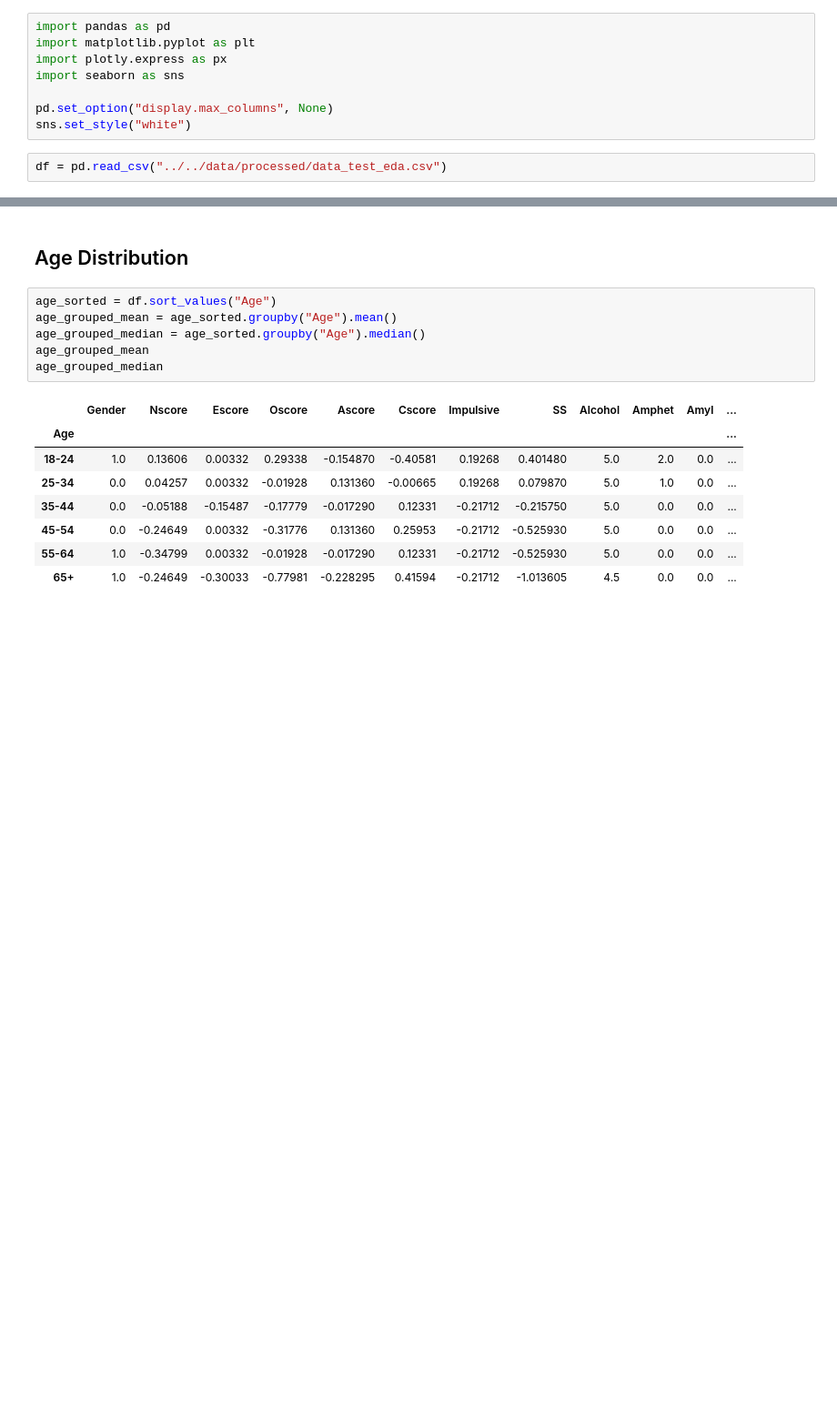
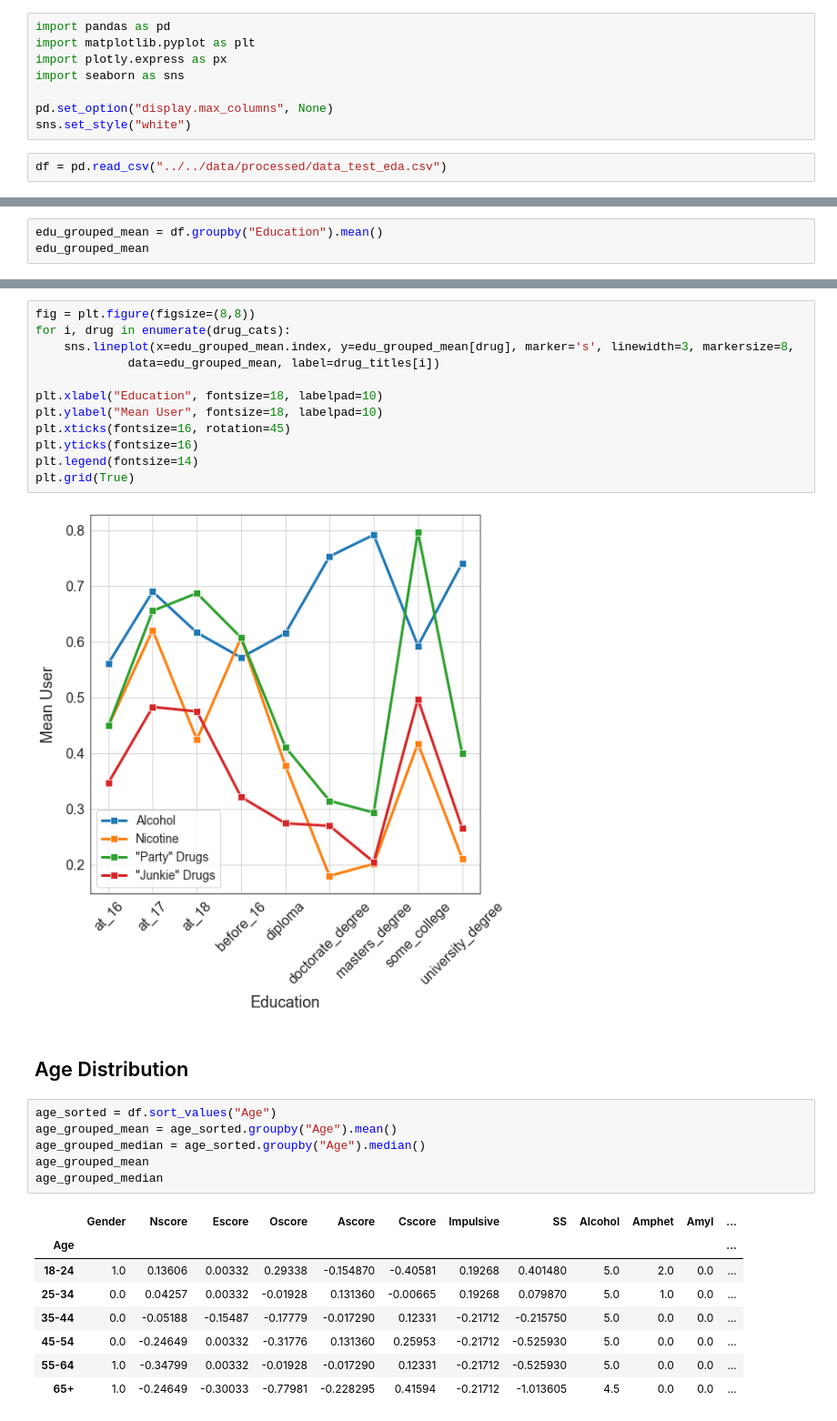
Before and after one commit to carlotta-ulm/Drug_Consumption, a Jupyter notebook: notebooks/eda/eda_pascal.ipynb, the cells around one changed output, grey strips where cells are left out. Shown at 91% size. Drawn from its saved outputs; the diff is of its cells as text; blank space fills up the shorter version.

```diff
--- a/notebooks/eda/eda_pascal.ipynb
+++ b/notebooks/eda/eda_pascal.ipynb
@@ -31,0 +153,3 @@ df.describe()
+# %%
+edu_grouped_mean = df.groupby("Education").mean()
+edu_grouped_mean
@@ -32,3 +168,17 @@ df.describe()
+# %%
+fig = plt.figure(figsize=(8,8))
+for i, drug in enumerate(drug_cats):
+    sns.lineplot(x=edu_grouped_mean.index, y=edu_grouped_mean[drug], marker='s', linewidth=3, markersize=8,
+             data=edu_grouped_mean, label=drug_titles[i])
+
+plt.xlabel("Education", fontsize=18, labelpad=10)
+plt.ylabel("Mean User", fontsize=18, labelpad=10)
+plt.xticks(fontsize=16, rotation=45)
+plt.yticks(fontsize=16)
+plt.legend(fontsize=14)
+plt.grid(True)
+# %% [output]
+[figure, added]
 # %% [markdown]
 ## Age Distribution
 # %%
```
Also changed, not shown: parts of 21 cells of this notebook, 8 other files.
